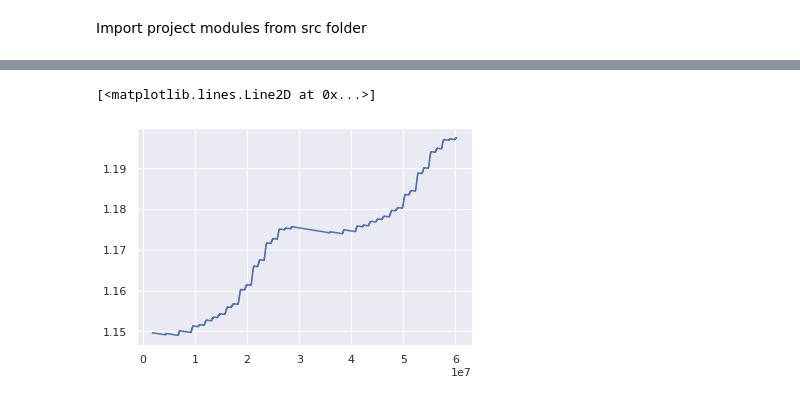
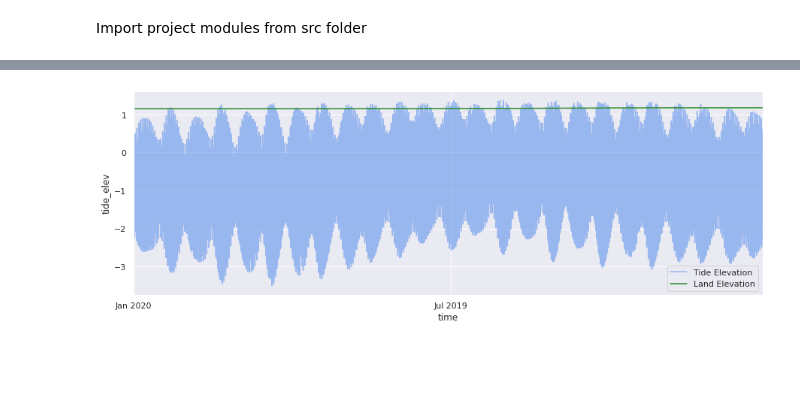
Before and after one commit to christasich/tidal_flat_0d, a Jupyter notebook: notebooks/6-cmt-sediment-model-OOP-rework.ipynb, the cells around one changed output, grey strips where cells are left out. Cells and saved outputs as stored; diff of their text form; code cells hidden in the pictures; blank space fills up the shorter version.

```diff
--- a/notebooks/6-cmt-sediment-model-OOP-rework.ipynb
+++ b/notebooks/6-cmt-sediment-model-OOP-rework.ipynb
@@ -83,5 +50,4 @@ for i in tf.inundations:
-# %%
-plt.plot(t, z)
-# %% [output]
-[<matplotlib.lines.Line2D at 0x...>]
-[figure, removed]
+# %%
+tf.plot(frac=0.001)
+# %% [output]
+[figure, added]
```
Also changed, not shown: parts of 6 cells of this notebook, 2 other files.
